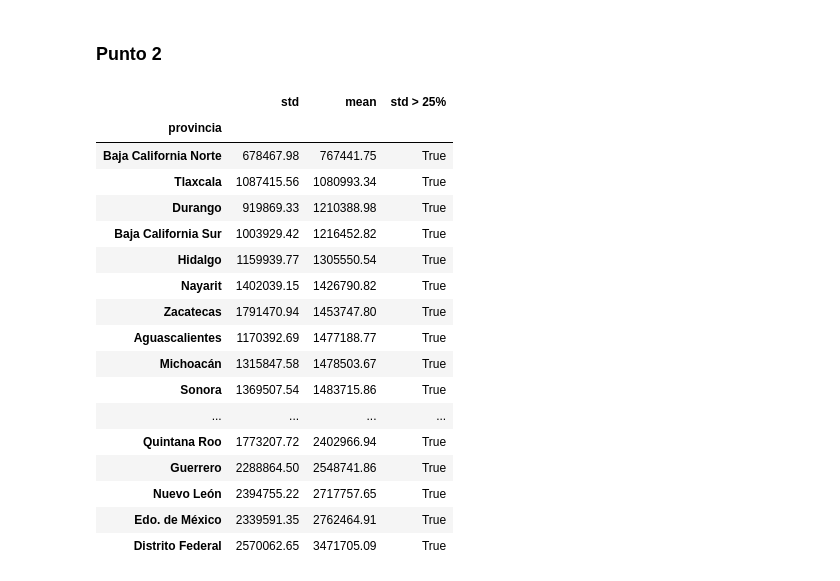
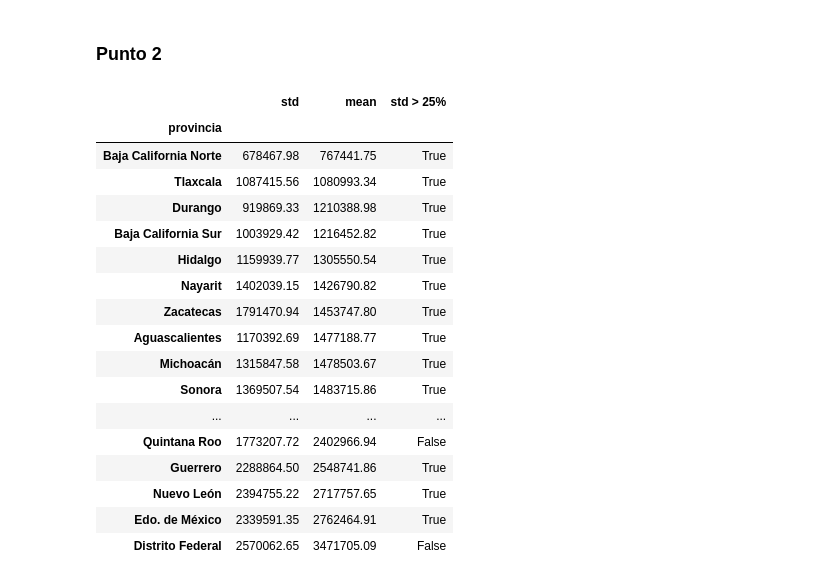
Before and after one commit to nbuzzano/7506-zonaprop, a Jupyter notebook: zonaprop-data-analysis.ipynb, the cells around one changed output. Cells and saved outputs as stored; diff of their text form; code cells hidden in the pictures.

```diff
--- a/zonaprop-data-analysis.ipynb
+++ b/zonaprop-data-analysis.ipynb
@@ -155,25 +146,26 @@ Name: precio, Length: 904, dtype: float64
 #ver cual provincia tiene mas desvio estandar en sus precios, (idem para ciudades)
 df2 = df.copy()
 # %%
+df2 = df.copy()
 df2 = df2.groupby(['provincia']).precio.agg(['std','mean']).sort_values(by='mean')
 df2['std > 25%'] = df2['std'] > (df2['mean'] * 0.25)
 df2
 # %% [output]
 |  | std | mean | std > 25% |
 | provincia |  |  |  |
 | Baja California Norte | 678467.98 | 767441.75 | True |
 | Tlaxcala | 1087415.56 | 1080993.34 | True |
 | Durango | 919869.33 | 1210388.98 | True |
 | Baja California Sur | 1003929.42 | 1216452.82 | True |
 | Hidalgo | 1159939.77 | 1305550.54 | True |
 | Nayarit | 1402039.15 | 1426790.82 | True |
 | Zacatecas | 1791470.94 | 1453747.80 | True |
 | Aguascalientes | 1170392.69 | 1477188.77 | True |
 | Michoacán | 1315847.58 | 1478503.67 | True |
 | Sonora | 1369507.54 | 1483715.86 | True |
 | ... | ... | ... | ... |
-| Quintana Roo | 1773207.72 | 2402966.94 | True |
+| Quintana Roo | 1773207.72 | 2402966.94 | False |
 | Guerrero | 2288864.50 | 2548741.86 | True |
 | Nuevo León | 2394755.22 | 2717757.65 | True |
 | Edo. de México | 2339591.35 | 2762464.91 | True |
-| Distrito Federal | 2570062.65 | 3471705.09 | True |
+| Distrito Federal | 2570062.65 | 3471705.09 | False |
```
Also changed, not shown: parts of 24 cells of this notebook.
